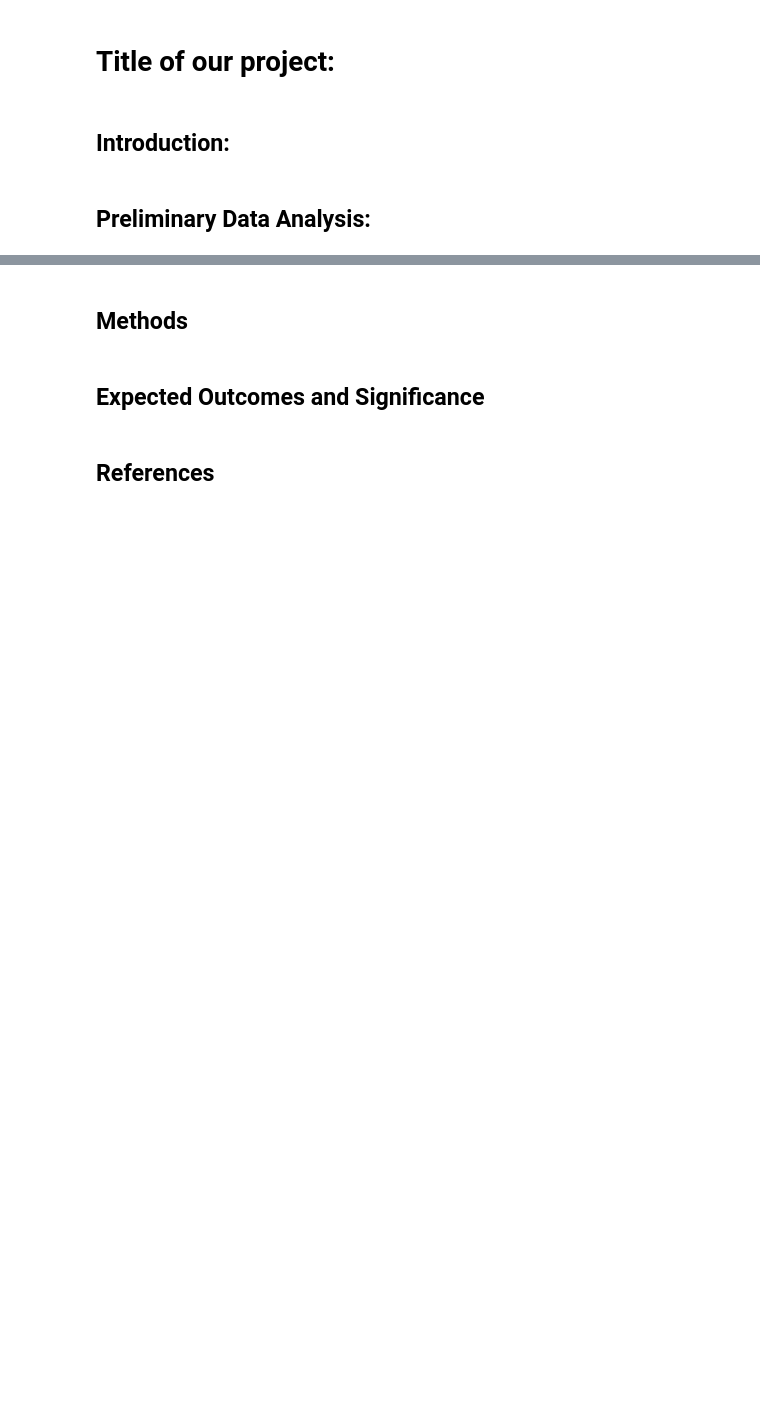
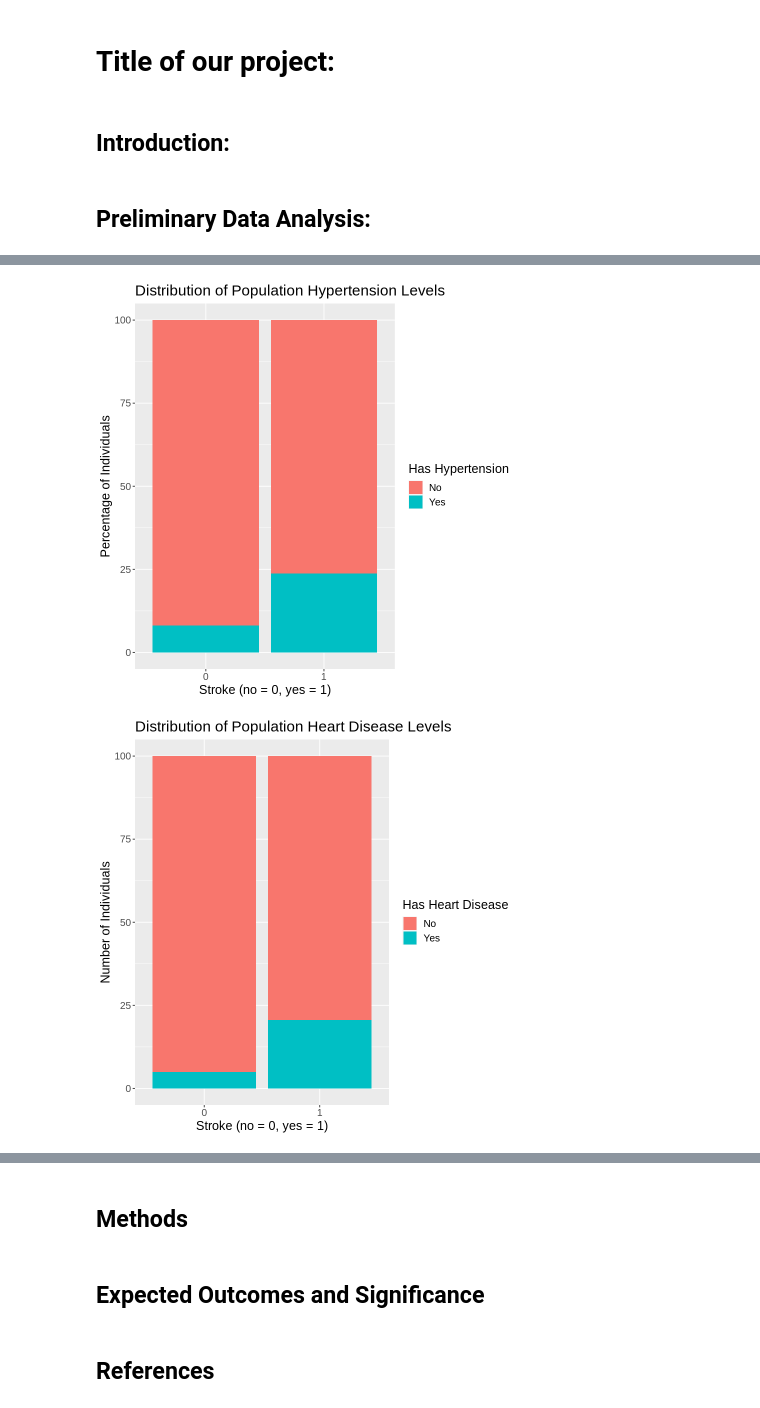
Before and after one commit to inigogrch/dsci-100-2022w2-group-29-section-007, a Jupyter notebook: project-code.ipynb, the cells around one changed output, grey strips where cells are left out. Drawn from its saved outputs; the diff is of its cells as text; code cells hidden in the pictures; blank space fills up the shorter version.

Commit message:
bar plots
added visualizations to see if they would be useful predictors

```diff
--- a/project-code.ipynb
+++ b/project-code.ipynb
@@ -244 +244,41 @@ age_bmi_scatterplot
 [figure]
+# %%
+#distribution of population hypertension levels
+
+hypertension_bar_plot <- hypertension_stroke |>
+    ggplot(aes(x = stroke, y= percentage, fill = hypertension)) +
+    geom_bar(stat = "identity") +
+    xlab("Stroke (no = 0, yes = 1)") +
+    ylab("Percentage of Individuals") +
+    labs(fill = "Has Hypertension") +
+    ggtitle("Distribution of Population Hypertension Levels") +
+    theme(text = element_text(size=15))
+
+hypertension_bar_plot
+
+#distribution of population heart disease levels
+heartdisease_bar_plot <- heart_disease_stroke |>
+    ggplot(aes(x = stroke, y= percentage, fill = heart_disease)) +
+    geom_bar(stat = "identity") +
+    xlab("Stroke (no = 0, yes = 1)") +
+    ylab("Number of Individuals") +
+    labs(fill = "Has Heart Disease") +
+    ggtitle("Distribution of Population Heart Disease Levels") +
+    theme(text = element_text(size=15))
+
+heartdisease_bar_plot
+
+#distribution of population smoker status
+smoking_bar_plot <- smoker_proportions_stroke |>
+    ggplot(aes(x = stroke, y= percentage, fill = smoking_status)) +
+    geom_bar(stat = "identity") +
+    xlab("Stroke (no = 0, yes = 1)") +
+    ylab("Number of Individuals") +
+    labs(fill = "Smoking Status") +
+    ggtitle("Distribution of Population Smoker Status") +
+    theme(text = element_text(size=15))
+
+smoking_bar_plot
+# %% [output]
+[figure, added]
+[figure, added]
```
Also changed, not shown: parts of 7 cells of this notebook.
